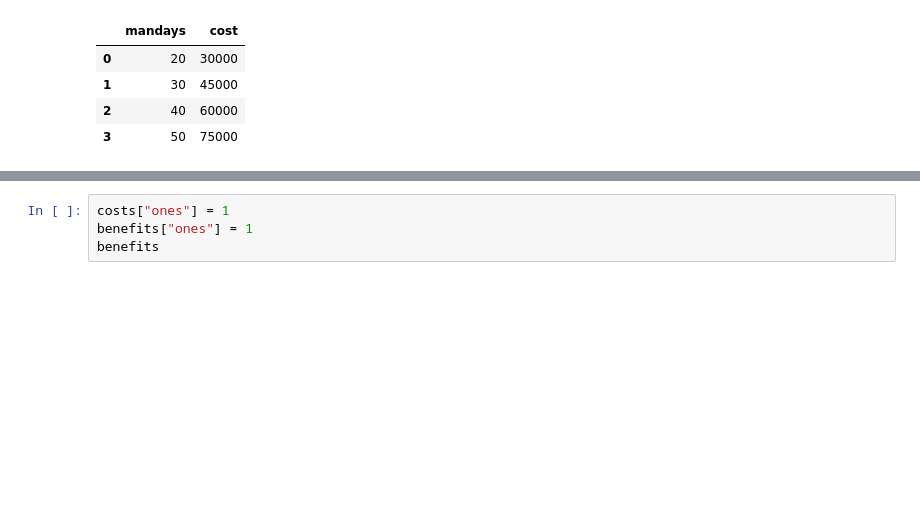
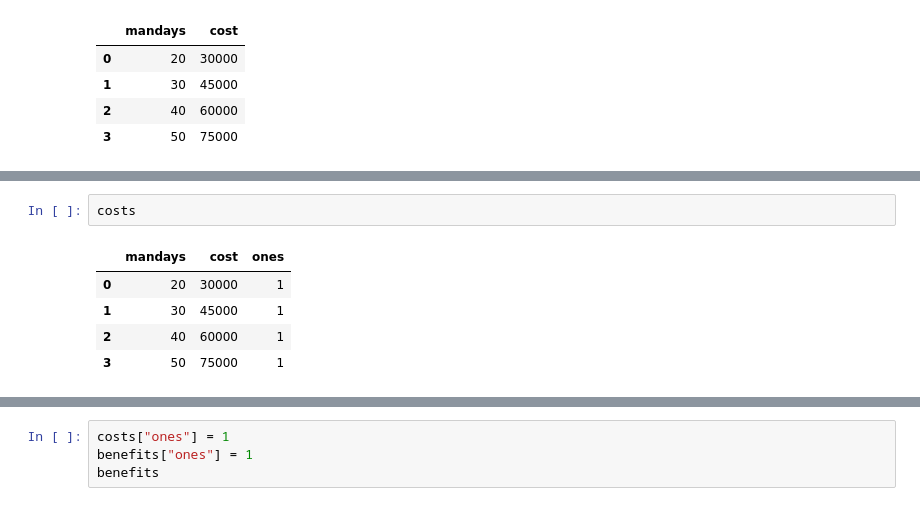
Before and after one commit to trouni/batch-719, a Jupyter notebook: lectures/decision-science/communicate/communicate.ipynb, the cells around one changed output, grey strips where cells are left out. Drawn from its saved outputs; the diff is of its cells as text; blank space fills up the shorter version.

```diff
--- a/lectures/decision-science/communicate/communicate.ipynb
+++ b/lectures/decision-science/communicate/communicate.ipynb
@@ -29,0 +42,8 @@ costs
+# %%
+costs
+# %% [output]
+|  | mandays | cost | ones |
+| 0 | 20 | 30000 | 1 |
+| 1 | 30 | 45000 | 1 |
+| 2 | 40 | 60000 | 1 |
+| 3 | 50 | 75000 | 1 |
```
Also changed, not shown: parts of 21 cells of this notebook, 2 other files.
